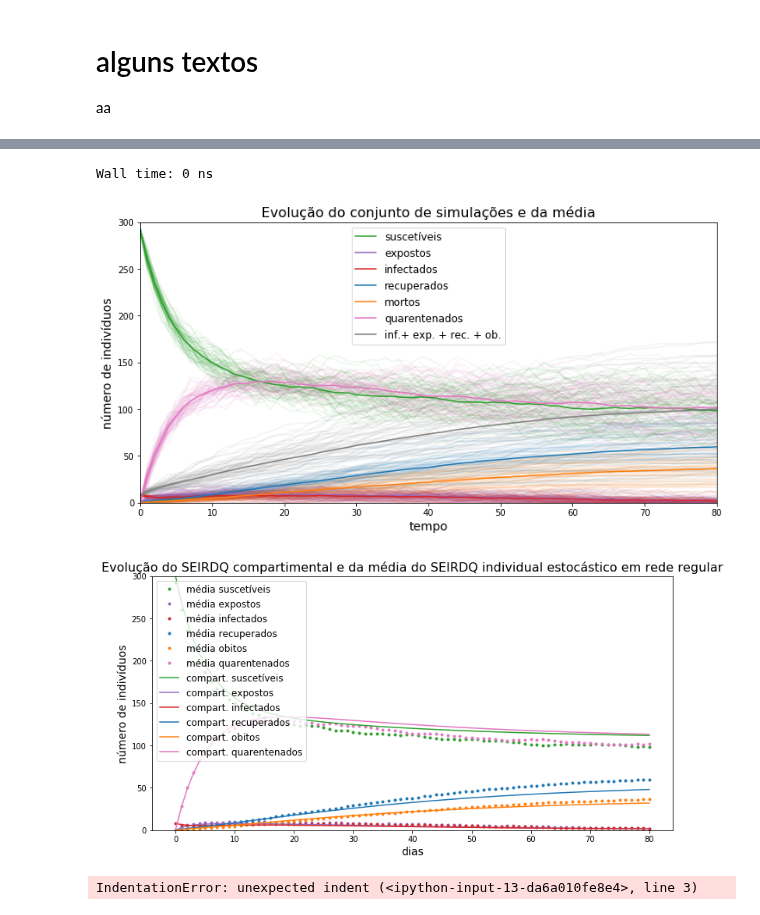
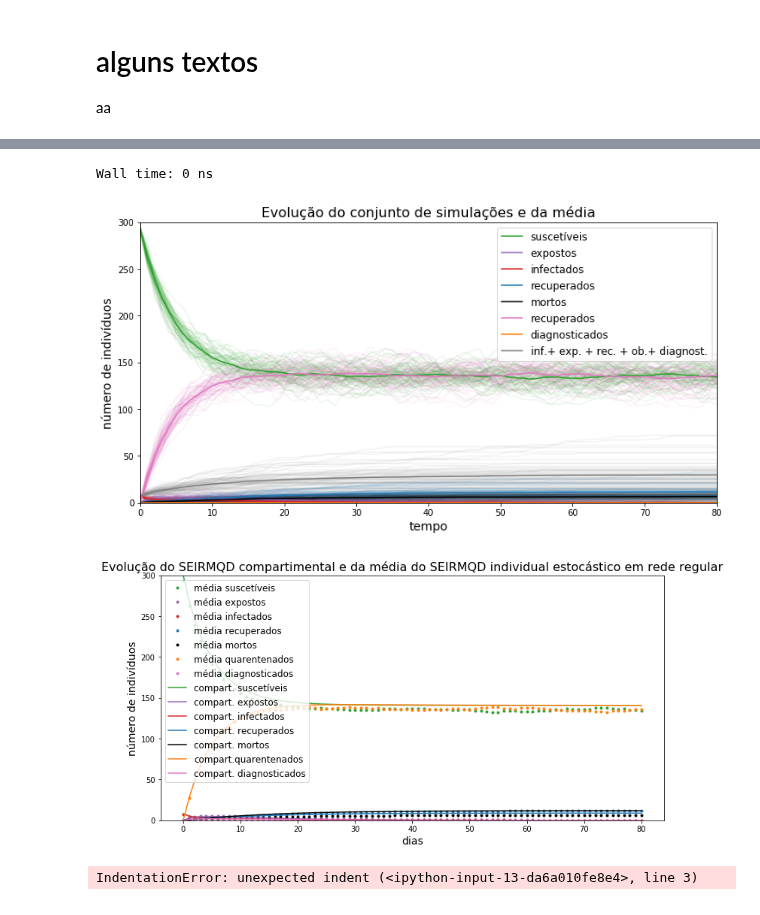
Before and after one commit to Modelagem-Covid-19-RJ/covid19, a Jupyter notebook: modelos/Factory/agent_based/SEIR-QAD_jia_grafos.ipynb, the cells around one changed output, grey strips where cells are left out. Saved outputs shown, nothing was run; the diff lists cells and outputs as text; code cells hidden in the pictures.

Commit message:
SEIRM-QD -- falta assintomaticos

```diff
--- a/modelos/Factory/agent_based/SEIR-QAD_jia_grafos.ipynb
+++ b/modelos/Factory/agent_based/SEIR-QAD_jia_grafos.ipynb
@@ -26,11 +26,14 @@ p = 0.1
 lamb = 0.1
 beta = 0.5
 sigma= 0.2
-gamma = 0.15
-d = 0.1
-R0 = beta/gamma
+gammaI = 0.15
+epsI = 0.2
+dI = 0.1
+gammaD = 0.15
+dD = 0.15
+#R0 = beta/gamma
 I_0 = 8
 T = 80
 tempos = np.array(range(T+1))
 num_sim = 60
-print(f'Número básico de reprodução = {R0:.2f}')
+#print(f'Número básico de reprodução = {R0:.2f}')
@@ -58,9 +59,9 @@ print(pop_0)
  1. 1. 1. 1. 1. 1. 1. 1. 1. 1. 1. 1. 1. 1. 1. 1. 1. 1. 1. 1. 1. 1. 1. 1.
  1. 1. 1. 1. 1. 1. 1. 1. 1. 1. 1. 1.]
 # %%
-def evolucao_SEIRDQ(pop_0, p, lamb, beta, sigma,gamma, d, tempos, plot=False):
+def evolucao_SEIRMQD(pop_0, p, lamb, beta, sigma,gammaI, epsI, dI, gammaD, dD,tempos, plot=False):
 
-    SEIRDQ_Compartimental = namedtuple('SEIRDQ_Compartimental',
+    SEIRMQD_Compartimental = namedtuple('SEIRMQD_Compartimental',
                                  [
                                      'pop_0',
                                      'num_pop',
@@ -68,32 +69,38 @@ def evolucao_SEIRDQ(pop_0, p, lamb, beta, sigma,gamma, d, tempos, plot=False):
                                      'lamb',
                                      'beta',
                                      'sigma',
-                                     'gamma',
-                                     'd',
+                                     'gammaI',
+                                     'epsI',
+                                     'dI',
+                                     'gammaD',
+                                     'dD',
                                      't_instantes',
                                      'S',
                                      'E',
                                      'I',
                                      'R',
+                                     'M',
+                                     'Q',
                                      'D',
-                                     'Q',
                                      'X'
                                  ])
 
-    def diferencial(t, X, N, p, lamb, beta, sigma, gamma, d):
-        S, E, I, R, D, Q = X
-        dXdt = [- beta*I*S/N -p*S + lamb*Q, beta*I*S/N - sigma*E, sigma*E - gamma*I - d*I, gamma*I, d*I, +p*S - lamb*Q]
+    def diferencial(t, X, N, p, lamb, beta, sigma,gammaI, epsI, dI, gammaD, dD):
+        S, E, I, R, M, Q, D = X
+        dXdt = [- beta*I*S/N -p*S + lamb*Q, beta*I*S/N - sigma*E, sigma*E - gammaI*I - dI*I - epsI*I, gamma*I, dD*D + dI*I,
+                + p*S - lamb*Q, epsI*I - gammaD*D - dD*D]
         return dXdt
 
     num_pop = sum(pop_0)
-    y0 = [num_pop, 0, 8, 0, 0, 0]
+    y0 = [num_pop, 0, 8, 0, 0, 0, 0]
     sol = solve_ivp(diferencial, t_span=[tempos[0],tempos[-1]],
                     y0 = y0, t_eval = tempos,
-                    args=(num_pop, p, lamb, beta, sigma, gamma, d))
+                    args=(num_pop, p, lamb, beta, sigma, gammaI, epsI, dI, gammaD, dD))
 
-    resultado = SEIRDQ_Compartimental(pop_0, num_pop, p, lamb, beta, sigma, gamma, d, tempos,
-                                   sol.y[0], sol.y[1], sol.y[2], sol.y[3], sol.y[4], sol.y[5], sol)
+    resultado = SEIRMQD_Compartimental(pop_0, num_pop, p, lamb, beta, sigma, gammaI, epsI, dI, gammaD, dD, tempos,
+                                   sol.y[0], sol.y[1], sol.y[2], sol.y[3], sol.y[4], sol.y[5], sol.y[6], sol)
     return resultado
+
 def analise_grafo(G, info=True, node_size=0, pos=None, hist=False):
 
     num_vertices = G.number_of_nodes()
@@ -107,7 +114,7 @@ def analise_grafo(G, info=True, node_size=0, pos=None, hist=False):
         print(f'Número médio de conexões por indivíduo: {num_medio_conexoes:.1f}')
 
     if node_size:
-        color = ['tab:blue', 'tab:purple','tab:red', 'tab:green', 'tab:brown', 'tab:pink']
+        color = ['tab:blue', 'tab:purple','tab:red', 'tab:green', 'tab:brown', 'tab:pink', 'black']
         pop_estado = nx.get_node_attributes(G,'estado')
         color_map = [color[pop_estado[j]-1] for j in range(num_vertices)]
         plt.figure(figsize=(10,6))
@@ -471,11 +524,11 @@ Número médio de conexões por indivíduo: 299.0
 [figure]
 # %%
 %time
-X_r = evolucao_grafo_estruturado(pop_0, p, lamb, beta/num_medio_conexoes_r, sigma, gamma, d, G_r, tempos,
+X_r = evolucao_grafo_estruturado(pop_0, p, lamb, beta/num_medio_conexoes_r, sigma, gammaI, epsI, dI, gammaD, dD, G_r, tempos,
                                  num_sim, show='nuvem')
 # %% [output]
 Wall time: 0 ns
-[figure, old version]
+[figure, new version]
 # %%
 plt.figure(figsize=(12,6))
 plt.ylim(0, num_pop)
@@ -485,24 +538,26 @@ plt.plot(tempos, X_r.S_mean, '.', color='tab:green', label='média suscetíveis'
 plt.plot(tempos, X_r.E_mean, '.', color='tab:purple', label='média expostos')
 plt.plot(tempos, X_r.I_mean, '.', color='tab:red', label='média infectados')
 plt.plot(tempos, X_r.R_mean, '.', color='tab:blue', label='média recuperados')
-plt.plot(tempos, X_r.D_mean, '.', color='tab:orange', label='média obitos')
-plt.plot(tempos, X_r.Q_mean, '.', color='tab:pink', label='média quarentenados')
+plt.plot(tempos, X_r.M_mean, '.', color='black', label='média mortos')
+plt.plot(tempos, X_r.Q_mean, '.', color='tab:orange', label='média quarentenados')
+plt.plot(tempos, X_r.D_mean, '.', color='tab:pink', label='média diagnosticados')
 
 plt.plot(tempos, X.S, 'tab:green', label='compart. suscetíveis')
 plt.plot(tempos, X.E, 'tab:purple', label='compart. expostos')
 plt.plot(tempos, X.I, 'tab:red', label='compart. infectados')
 plt.plot(tempos, X.R, 'tab:blue', label='compart. recuperados')
-plt.plot(tempos, X.D, 'tab:orange', label='compart. obitos')
-plt.plot(tempos, X.Q, 'tab:pink', label='compart. quarentenados')
+plt.plot(tempos, X.M, 'black', label='compart. mortos')
+plt.plot(tempos, X.Q, 'tab:orange', label='compart.quarentenados')
+plt.plot(tempos, X.D, 'tab:pink', label='compart. diagnosticados')
 
 # informações para o gráfico
 plt.xlabel('dias', fontsize=14)
 plt.ylabel('número de indivíduos', fontsize=14)
-plt.title(f'Evolução do SEIRDQ compartimental e da média do SEIRDQ individual estocástico em rede regular', fontsize=16)
+plt.title(f'Evolução do SEIRMQD compartimental e da média do SEIRMQD individual estocástico em rede regular', fontsize=16)
 plt.legend(loc='best', fontsize=12)
 plt.show()
 # %% [output]
-[figure, old version]
+[figure, new version]
 # %%
 #G_er = nx.erdos_renyi_graph(num_pop, 6/num_pop, seed=12)
 #nx.set_node_attributes(G_er, attr_pop_0)
```
Also changed, not shown: parts of 6 cells of this notebook.
